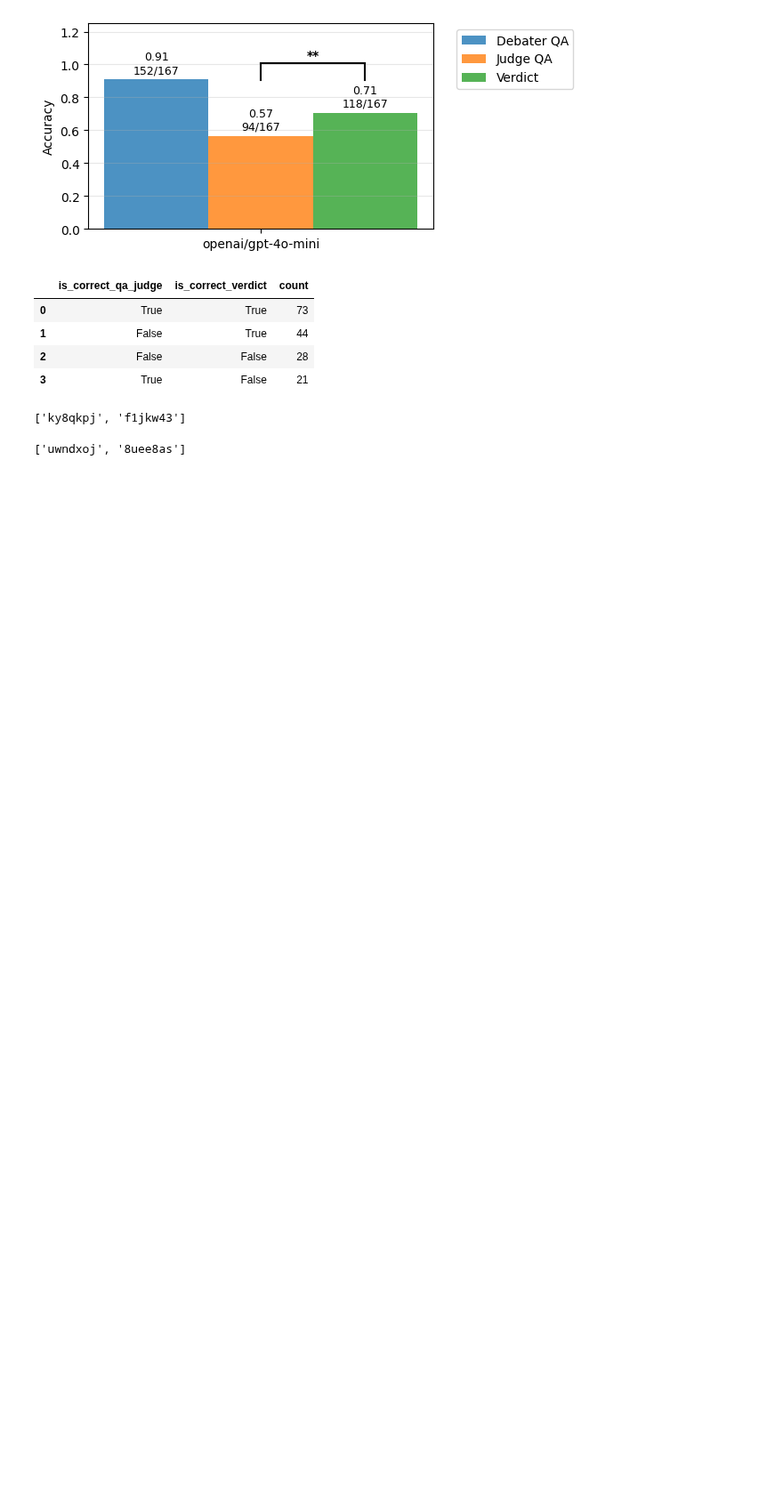
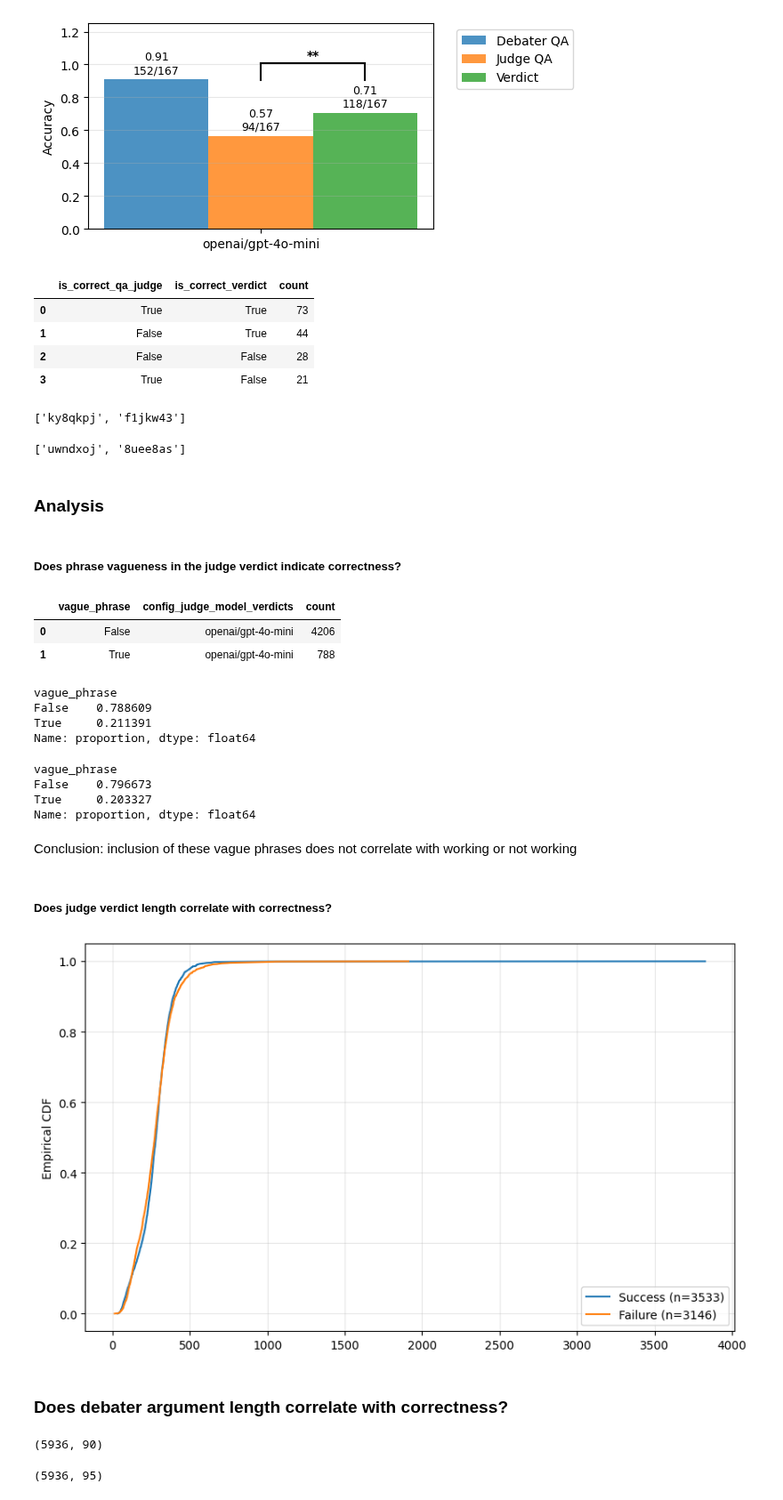
Before and after one commit to joshlevy89/llm_judge_debate_NEW, a Jupyter notebook: analysis/qualitative.ipynb, the cells around one changed output. Shown at 89% size. Drawn from its saved outputs; the diff is of its cells as text; code cells hidden in the pictures; blank space fills up the shorter version.

```diff
--- a/analysis/qualitative.ipynb
+++ b/analysis/qualitative.ipynb
@@ -17,3 +19,5 @@ all_df = prepare_df()
 # Add the debate leak check
 checks_df = load_all_records_into_df('debate_checks').drop_duplicates(['run_id_debate_checks', 'record_id_debate_checks'], keep='last')
 all_df = all_df.merge(checks_df, left_on=['debate_run_id_verdicts', 'record_id_verdicts'], right_on=['run_id_debate_checks', 'record_id_debate_checks'], how='left')
+
+all_df['raw_verdict_response'] = all_df['judge_verdict_verdicts'].apply(lambda x: x['raw_response'])
@@ -51,3 +75,23 @@ tft['record_id_verdicts'].tolist()[:2]
 ttf['record_id_verdicts'].tolist()[:2]
 # %% [output]
 ['uwndxoj', '8uee8as']
+# %% [markdown]
+### Analysis
+# %% [markdown]
+##### Does phrase vagueness in the judge verdict indicate correctness?
+# %%
+def check_for_vague_phrases(x):
+    if 'more plausible' in x or 'more consistent' in x:
+        return True
+    else:
+        return False
+
+all_df['vague_phrase'] = all_df['raw_verdict_response'].apply(lambda x: check_for_vague_phrases(x))
+
+verdicts_df = all_df[all_df['config_judge_model_verdicts'] == 'openai/gpt-4o-mini'].copy()
+# %%
+verdicts_df[['vague_phrase', 'config_judge_model_verdicts']].value_counts().reset_index()
+# %% [output]
+|  | vague_phrase | config_judge_model_verdicts | count |
+| 0 | False | openai/gpt-4o-mini | 4206 |
+| 1 | True | openai/gpt-4o-mini | 788 |
@@ -53,0 +101,51 @@ ttf['record_id_verdicts'].tolist()[:2]
+# %%
+tft['vague_phrase'].value_counts(normalize=True)
+# %% [output]
+vague_phrase
+False    0.788609
+True     0.211391
+Name: proportion, dtype: float64
+# %%
+ttf['vague_phrase'].value_counts(normalize=True)
+# %% [output]
+vague_phrase
+False    0.796673
+True     0.203327
+Name: proportion, dtype: float64
+# %% [markdown]
+Conclusion: inclusion of these vague phrases does not correlate with working or not working
+# %% [markdown]
+##### Does judge verdict length correlate with correctness?
+# %%
+all_df['verdict_response_len'] = all_df['raw_verdict_response'].apply(lambda x: len(x.split()))
+# %%
+tft = all_df[(all_df['is_correct_qa_debater'] == True) & (all_df['is_correct_qa_judge'] == False) & (all_df['is_correct_verdict'] == True)]
+ttf = all_df[(all_df['is_correct_qa_debater'] == True) & (all_df['is_correct_qa_judge'] == True) & (all_df['is_correct_verdict'] == False)]
+
+# tft_sorted = np.sort(tft['verdict_response_len'].dropna())
+# ttf_sorted = np.sort(ttf['verdict_response_len'].dropna())
+
+def cdf(d1, d2, ax=None, smart_xlim=True):
+    if ax is None:
+        fig, ax = plt.subplots(figsize=(10, 6))
+
+    d1 = np.sort(d1.dropna().copy())
+    d2 = np.sort(d2.dropna().copy())
+    ax.plot(d1, np.arange(1, len(d1) + 1) / len(d1), label=f'Success (n={len(d1)})')
+    ax.plot(d2, np.arange(1, len(d2) + 1) / len(d2), label=f'Failure (n={len(d2)})')
+    ax.set_ylabel('Empirical CDF')
+    ax.legend()
+    ax.grid(True, alpha=0.3)
+    return ax
+
+cdf(tft['verdict_response_len'], ttf['verdict_response_len'])
+plt.show()
+# %% [output]
+[figure, added]
+# %% [markdown]
+### Does debater argument length correlate with correctness?
+# %%
+verdicts_df = all_df[all_df['config_num_choices_debates'] == 2].copy()
+verdicts_df.shape
+# %% [output]
+(5936, 90)
@@ -53,0 +158,4 @@ ttf['record_id_verdicts'].tolist()[:2]
+# %%
+verdicts_df.shape
+# %% [output]
+(5936, 95)
```
Also changed, not shown: parts of 11 cells of this notebook.
